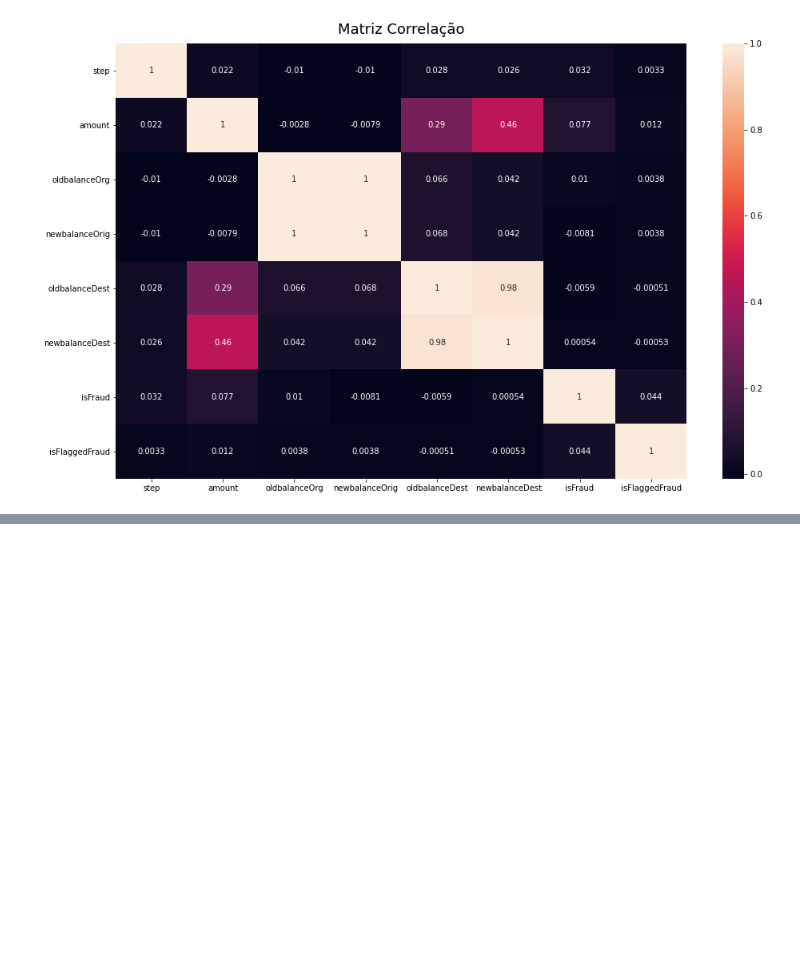
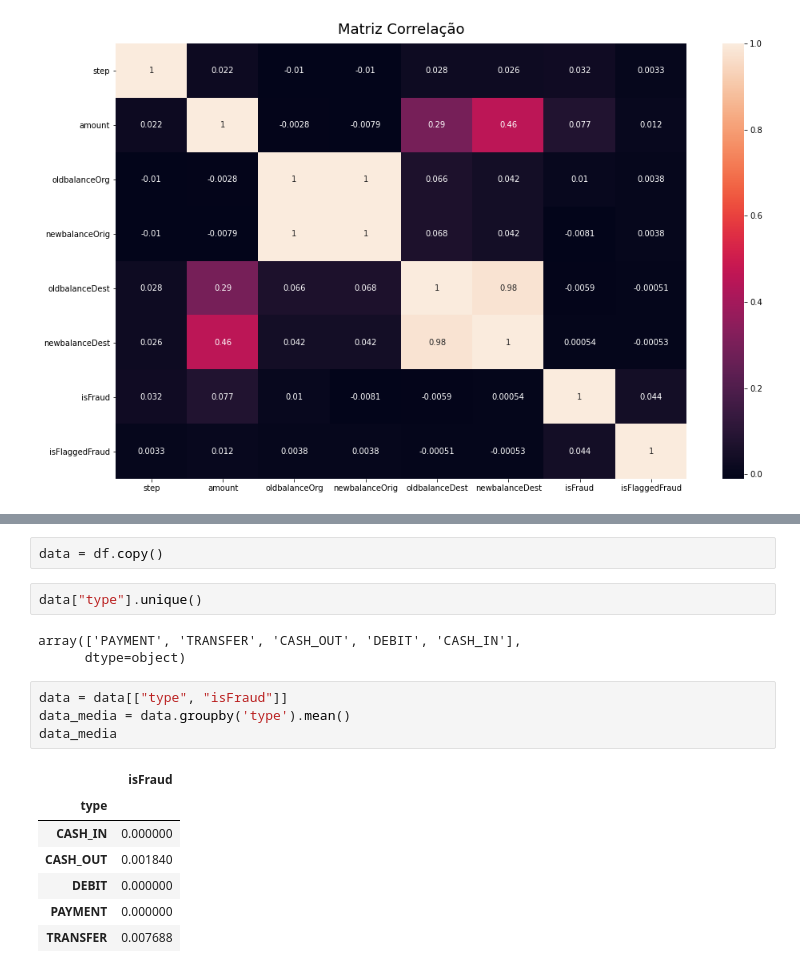
Before and after one commit to henriquemoc/Fraud-Classification, a Jupyter notebook: fraude.ipynb, the cells around one changed output, grey strips where cells are left out. Drawn from its saved outputs; the diff is of its cells as text; blank space fills up the shorter version.

```diff
--- a/fraude.ipynb
+++ b/fraude.ipynb
@@ -239,0 +250,19 @@ heatmap.set_title('Matriz Correlação', fontdict={'fontsize':18}, pad=12);
+# %%
+data = df.copy()
+# %%
+data["type"].unique()
+# %% [output]
+array(['PAYMENT', 'TRANSFER', 'CASH_OUT', 'DEBIT', 'CASH_IN'],
+      dtype=object)
+# %%
+data = data[["type", "isFraud"]]
+data_media = data.groupby('type').mean()
+data_media
+# %% [output]
+|  | isFraud |
+| type |  |
+| CASH_IN | 0.000000 |
+| CASH_OUT | 0.001840 |
+| DEBIT | 0.000000 |
+| PAYMENT | 0.000000 |
+| TRANSFER | 0.007688 |
```
Also changed, not shown: parts of 23 cells of this notebook.
